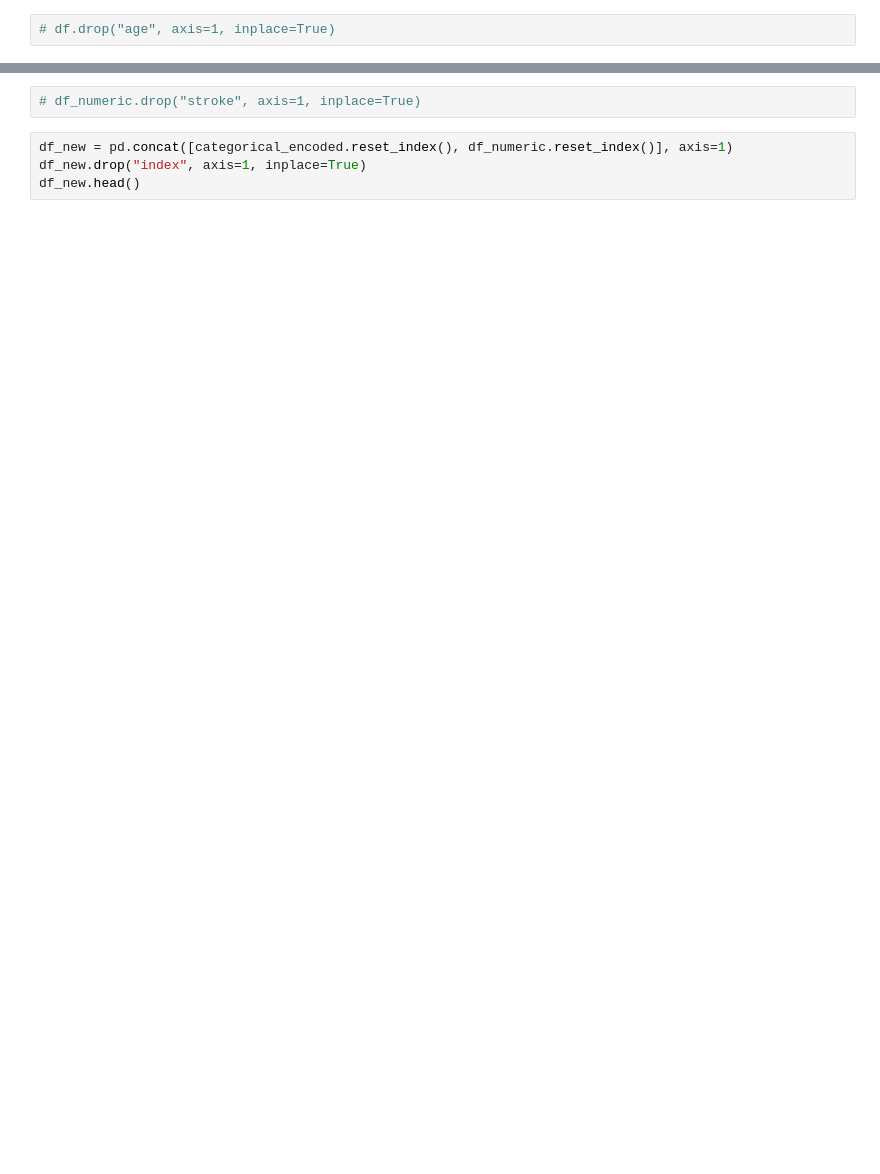
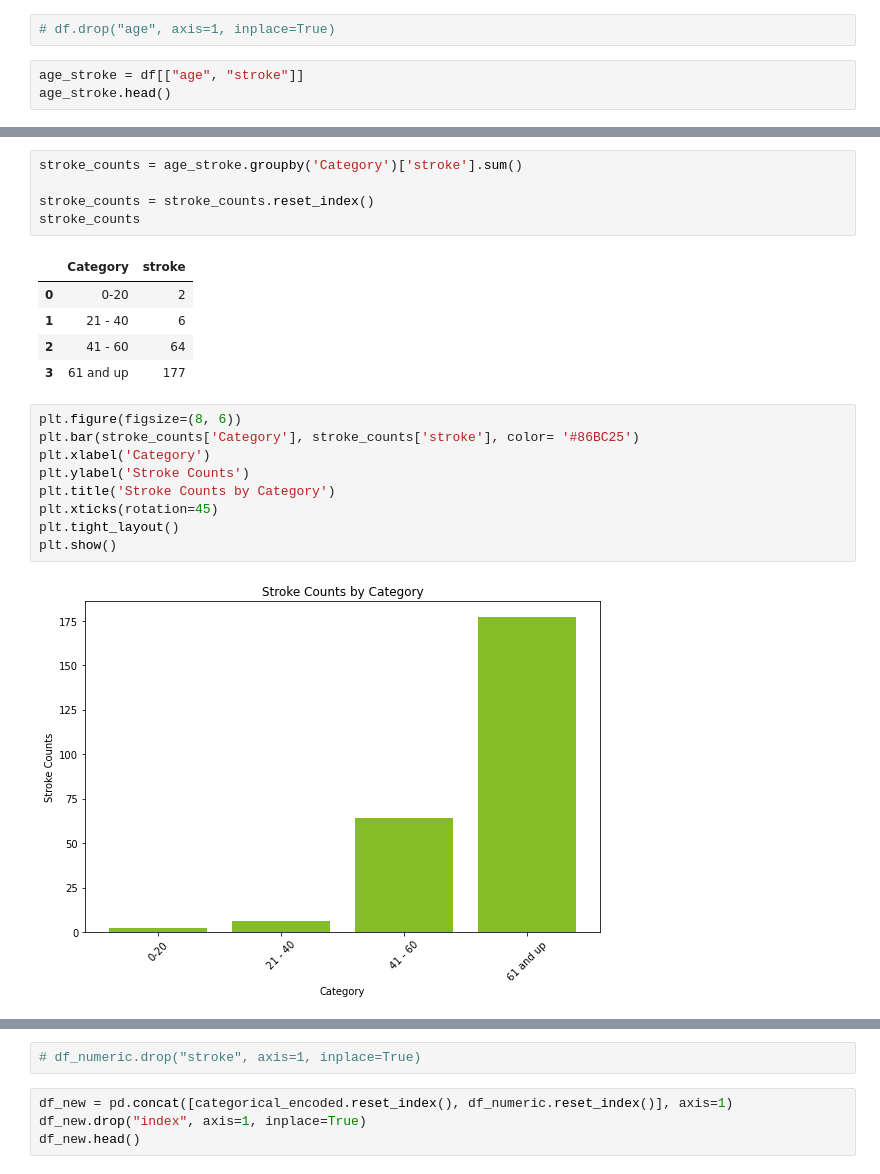
Before and after one commit to harte3/Group2_FlatironApprenticeshipCapstone, a Jupyter notebook: cleaned_notebook.ipynb, the cells around one changed output, grey strips where cells are left out. Cells and saved outputs as stored; diff of their text form; blank space fills up the shorter version.

```diff
--- a/cleaned_notebook.ipynb
+++ b/cleaned_notebook.ipynb
@@ -120,2 +130,5 @@ plt.hist(df["age"], bins=4)
 # %%
 # df.drop("age", axis=1, inplace=True)
+# %%
+age_stroke = df[["age", "stroke"]]
+age_stroke.head()
@@ -122,3 +190,25 @@ plt.hist(df["age"], bins=4)
+# %%
+stroke_counts = age_stroke.groupby('Category')['stroke'].sum()
+
+stroke_counts = stroke_counts.reset_index()
+stroke_counts
+# %% [output]
+|  | Category | stroke |
+| 0 | 0-20 | 2 |
+| 1 | 21 - 40 | 6 |
+| 2 | 41 - 60 | 64 |
+| 3 | 61 and up | 177 |
+# %%
+plt.figure(figsize=(8, 6))
+plt.bar(stroke_counts['Category'], stroke_counts['stroke'], color= '#86BC25')
+plt.xlabel('Category')
+plt.ylabel('Stroke Counts')
+plt.title('Stroke Counts by Category')
+plt.xticks(rotation=45)
+plt.tight_layout()
+plt.show()
+# %% [output]
+[figure, added]
 # %%
 # OHE
 df["ever_married"].value_counts()
```
Also changed, not shown: parts of 32 cells of this notebook.
